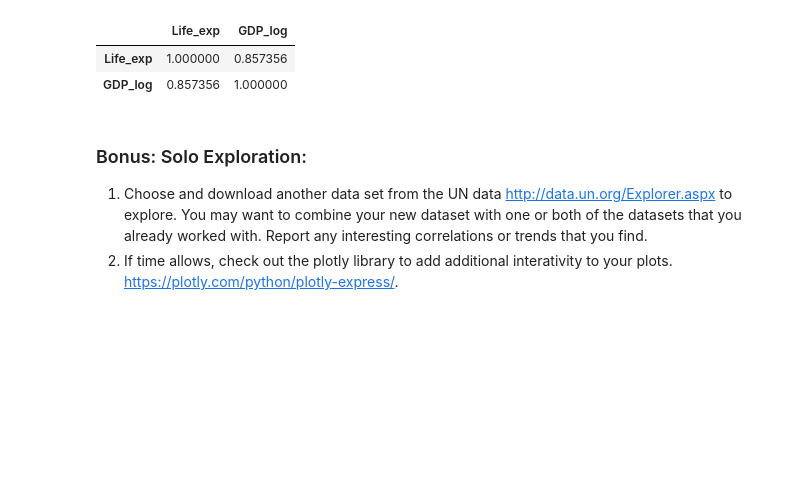
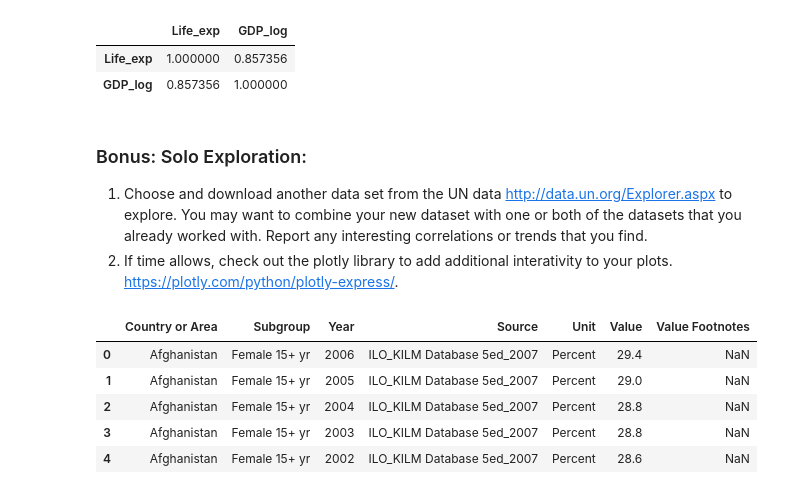
Before and after one commit to nss-data-science-cohort-8/un-exploration-JEFFDAVISJR, a Jupyter notebook: Notebooks/UN_Data_Exploration.ipynb, the cells around one changed output. Saved outputs shown, nothing was run; the diff lists cells and outputs as text; code cells hidden in the pictures; blank space fills up the shorter version.

Commit message:
read in data for solo project

```diff
--- a/Notebooks/UN_Data_Exploration.ipynb
+++ b/Notebooks/UN_Data_Exploration.ipynb
@@ -499,3 +499,13 @@ gdp_le_2021[['Life_exp','GDP_log']].corr()
 ### Bonus: Solo Exploration:
 1. Choose and download another data set from the UN data [http://data.un.org/Explorer.aspx](http://data.un.org/Explorer.aspx) to explore. You may want to combine your new dataset with one or both of the datasets that you already worked with. Report any interesting correlations or trends that you find.
 2.    If time allows, check out the plotly library to add additional interativity to your plots. [https://plotly.com/python/plotly-express/](https://plotly.com/python/plotly-express/).
+# %%
+wmn_lbr = pd.read_csv('../Data/wmn_lbr.csv')
+wmn_lbr.head()
+# %% [output]
+|  | Country or Area | Subgroup | Year | Source | Unit | Value | Value Footnotes |
+| 0 | Afghanistan | Female 15+ yr | 2006 | ILO_KILM Database 5ed_2007 | Percent | 29.4 | NaN |
+| 1 | Afghanistan | Female 15+ yr | 2005 | ILO_KILM Database 5ed_2007 | Percent | 29.0 | NaN |
+| 2 | Afghanistan | Female 15+ yr | 2004 | ILO_KILM Database 5ed_2007 | Percent | 28.8 | NaN |
+| 3 | Afghanistan | Female 15+ yr | 2003 | ILO_KILM Database 5ed_2007 | Percent | 28.8 | NaN |
+| 4 | Afghanistan | Female 15+ yr | 2002 | ILO_KILM Database 5ed_2007 | Percent | 28.6 | NaN |
```
Also changed, not shown: parts of 8 cells of this notebook.
